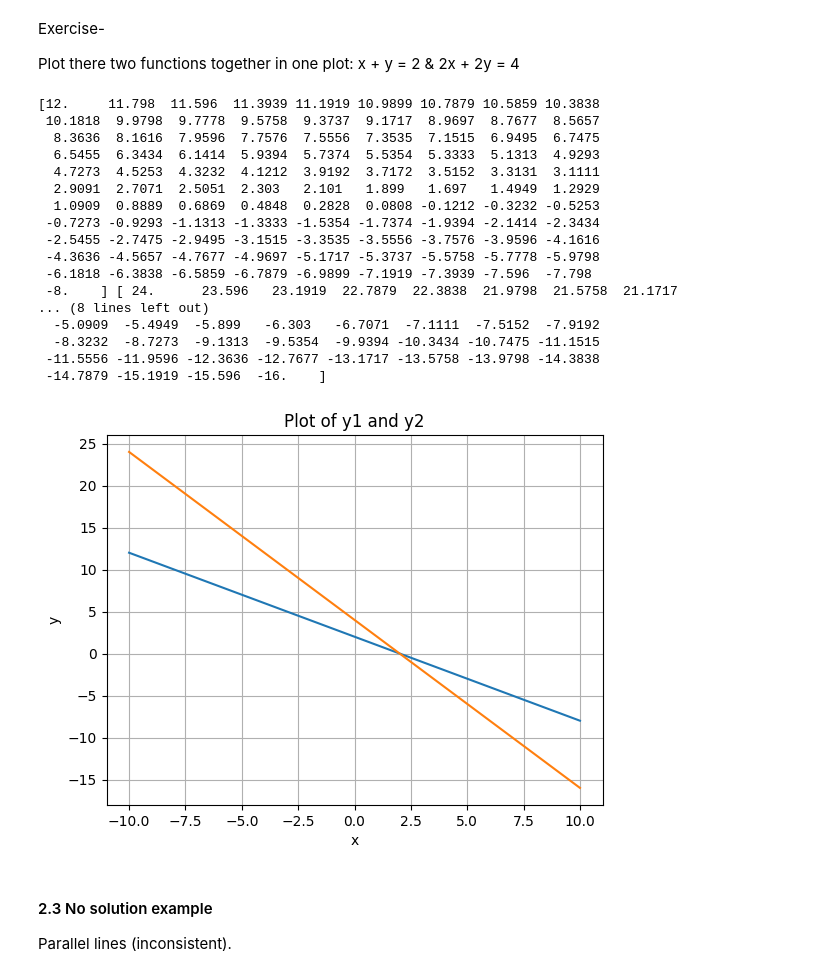
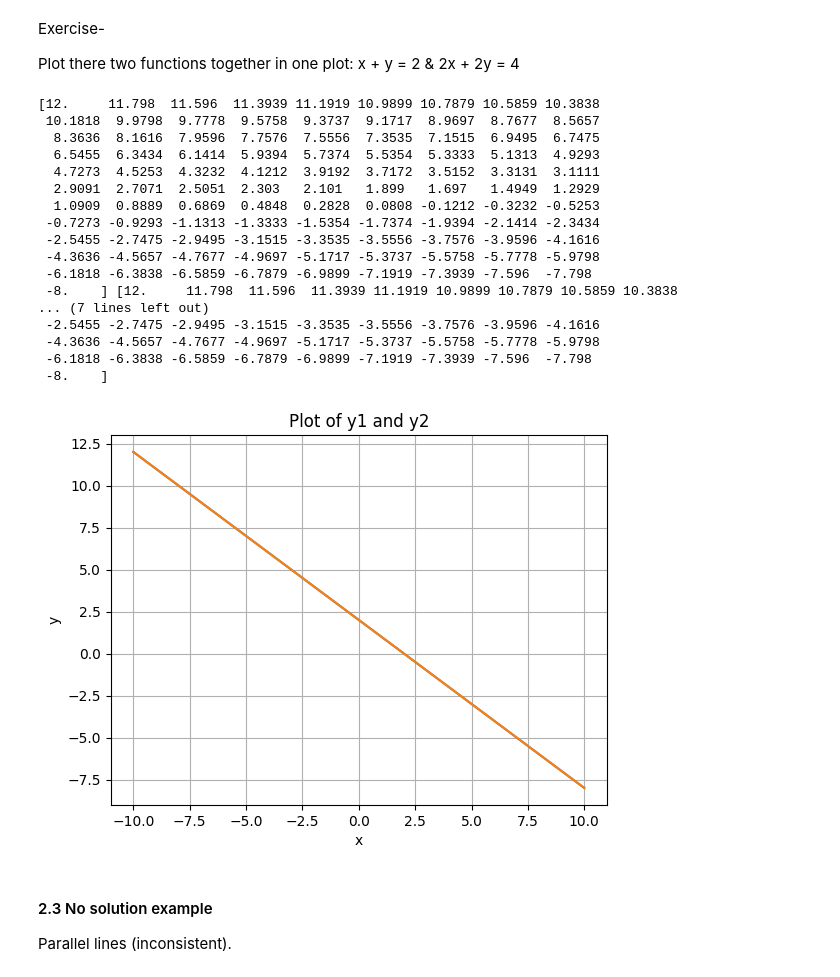
Before and after one commit to sshashkina/Engineering-Methods, a Jupyter notebook: Lecture 8_Linear_Equations_Solver.ipynb, the cells around one changed output. Drawn from its saved outputs; the diff is of its cells as text; code cells hidden in the pictures.

```diff
--- a/Lecture 8_Linear_Equations_Solver.ipynb
+++ b/Lecture 8_Linear_Equations_Solver.ipynb
@@ -114,43 +114,45 @@ Plot there two functions together in one plot: x + y = 2 & 2x + 2y = 4
 # %%
 # Your code here
 import numpy as np
 from numpy.linalg import matrix_rank, det, solve, lstsq, inv
 import matplotlib.pyplot as plt
 np.set_printoptions(suppress=True, precision=4)
 
-x=np.linspace(-10,10,100)
+#above are basic imports
 
-y1=2-x
-y2=4-2*x
+x=np.linspace(-10,10,100) #the x is a range of -10-10 in 100 steps
 
-plt.plot(x,y1)
-plt.plot(x,y2)
+y1=2-x #function 1
+y2=2-x #function 2
 
-print(y1,y2)
+plt.plot(x,y1) #plots the x and the y
+plt.plot(x,y2) #pltos the x and the second y function
 
-plt.xlabel("x")
-plt.ylabel("y")
-plt.title("Plot of y1 and y2")
-plt.grid(True)
+print(y1,y2) #prints them both, notice they will overlap cause theyre the same function
+
+plt.xlabel("x") #x axis title
+plt.ylabel("y") #y axis title
+plt.title("Plot of y1 and y2") #plot title
+plt.grid(True)  # grid
 # %% [output]
 [12.     11.798  11.596  11.3939 11.1919 10.9899 10.7879 10.5859 10.3838
  10.1818  9.9798  9.7778  9.5758  9.3737  9.1717  8.9697  8.7677  8.5657
   8.3636  8.1616  7.9596  7.7576  7.5556  7.3535  7.1515  6.9495  6.7475
   6.5455  6.3434  6.1414  5.9394  5.7374  5.5354  5.3333  5.1313  4.9293
   4.7273  4.5253  4.3232  4.1212  3.9192  3.7172  3.5152  3.3131  3.1111
   2.9091  2.7071  2.5051  2.303   2.101   1.899   1.697   1.4949  1.2929
   1.0909  0.8889  0.6869  0.4848  0.2828  0.0808 -0.1212 -0.3232 -0.5253
  -0.7273 -0.9293 -1.1313 -1.3333 -1.5354 -1.7374 -1.9394 -2.1414 -2.3434
  -2.5455 -2.7475 -2.9495 -3.1515 -3.3535 -3.5556 -3.7576 -3.9596 -4.1616
  -4.3636 -4.5657 -4.7677 -4.9697 -5.1717 -5.3737 -5.5758 -5.7778 -5.9798
  -6.1818 -6.3838 -6.5859 -6.7879 -6.9899 -7.1919 -7.3939 -7.596  -7.798
- -8.    ] [ 24.      23.596   23.1919  22.7879  22.3838  21.9798  21.5758  21.1717
-... (8 lines left out)
-  -5.0909  -5.4949  -5.899   -6.303   -6.7071  -7.1111  -7.5152  -7.9192
-  -8.3232  -8.7273  -9.1313  -9.5354  -9.9394 -10.3434 -10.7475 -11.1515
- -11.5556 -11.9596 -12.3636 -12.7677 -13.1717 -13.5758 -13.9798 -14.3838
- -14.7879 -15.1919 -15.596  -16.    ]
+ -8.    ] [12.     11.798  11.596  11.3939 11.1919 10.9899 10.7879 10.5859 10.3838
+... (7 lines left out)
+ -2.5455 -2.7475 -2.9495 -3.1515 -3.3535 -3.5556 -3.7576 -3.9596 -4.1616
+ -4.3636 -4.5657 -4.7677 -4.9697 -5.1717 -5.3737 -5.5758 -5.7778 -5.9798
+ -6.1818 -6.3838 -6.5859 -6.7879 -6.9899 -7.1919 -7.3939 -7.596  -7.798
+ -8.    ]
-[figure, old version]
+[figure, new version]
 # %% [markdown]
 #### 2.3 No solution example
 Parallel lines (inconsistent).
```
Also changed, not shown: parts of 11 cells of this notebook.
